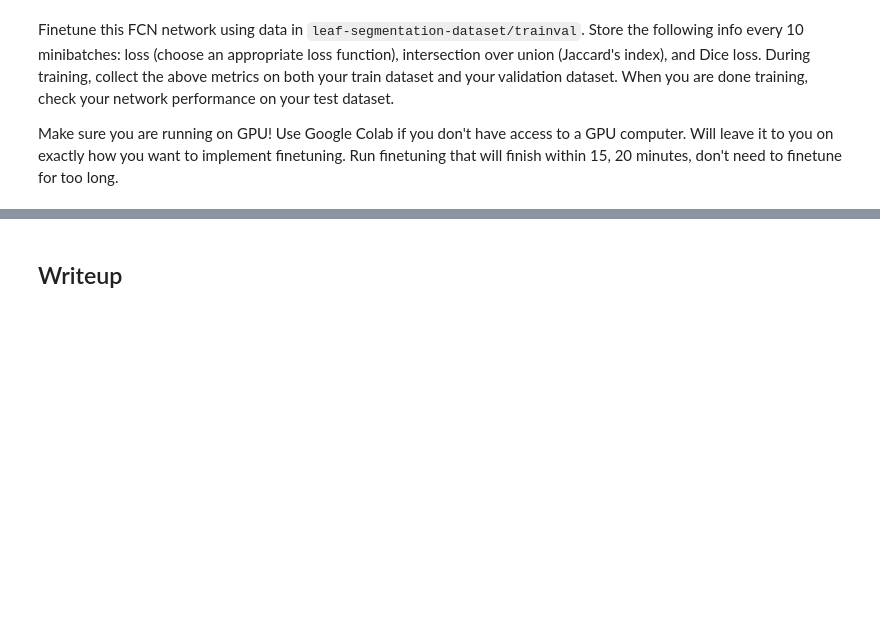
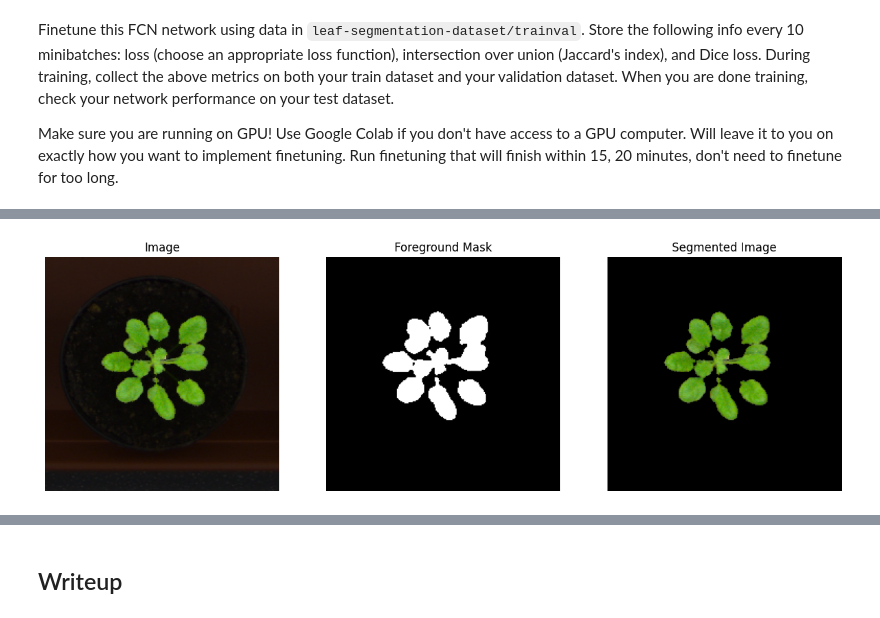
Before and after one commit to jaredliw/ioai-tsp-2025, a Jupyter notebook: lab2/image-segmentation.ipynb, the cells around one changed output, grey strips where cells are left out. Cells and saved outputs as stored; diff of their text form; code cells hidden in the pictures; blank space fills up the shorter version.

```diff
--- a/lab2/image-segmentation.ipynb
+++ b/lab2/image-segmentation.ipynb
@@ -70,0 +822,6 @@ Make sure you are running on GPU! Use Google Colab if you don't have access to a
+# %%
+idx_to_show = 0
+display_image(unnormalize(ds_test[idx_to_show][0].numpy()),
+              res["predictions"][idx_to_show].cpu().numpy(), transpose_mask=True);
+# %% [output]
+[figure, added]
```
Also changed, not shown: parts of 74 cells of this notebook.
